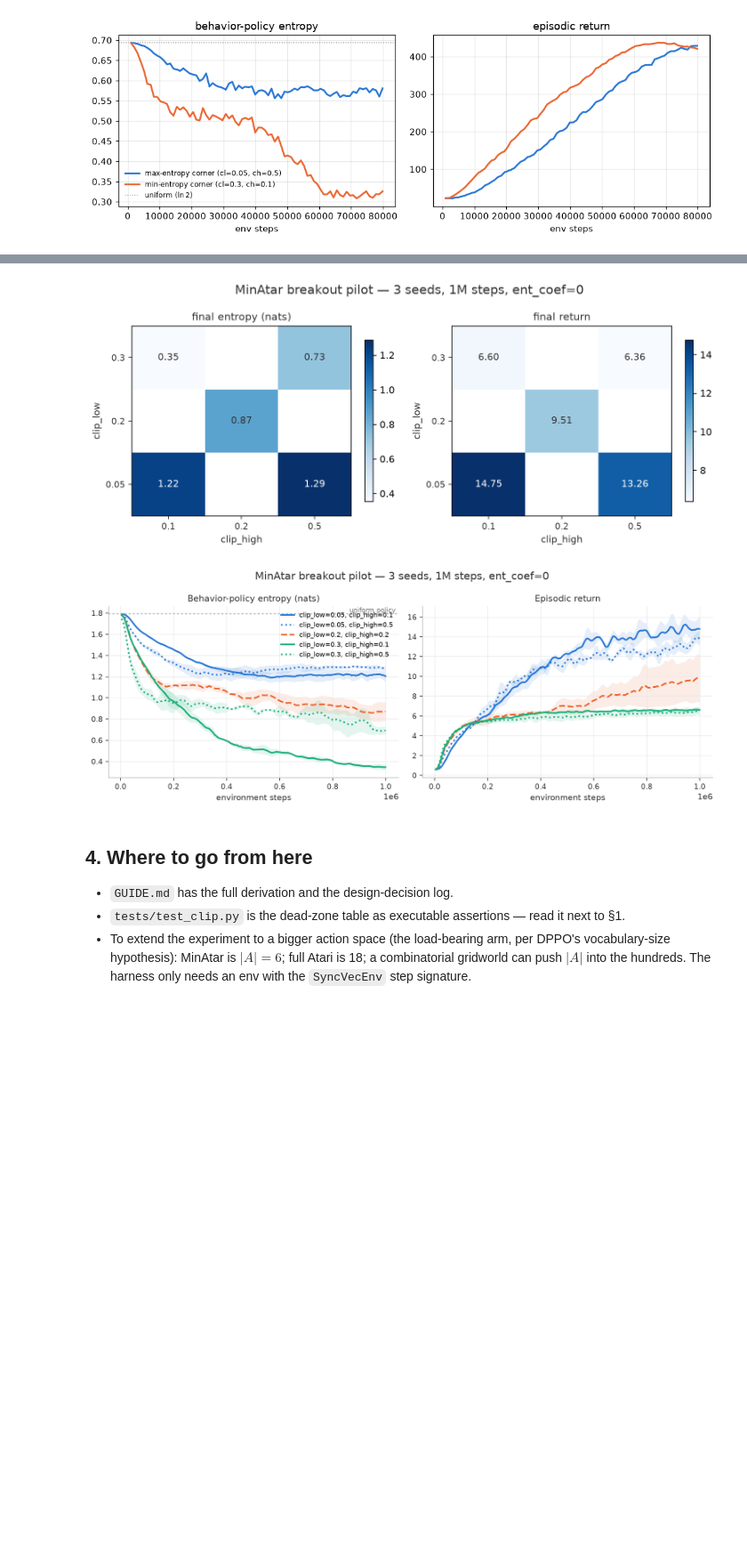
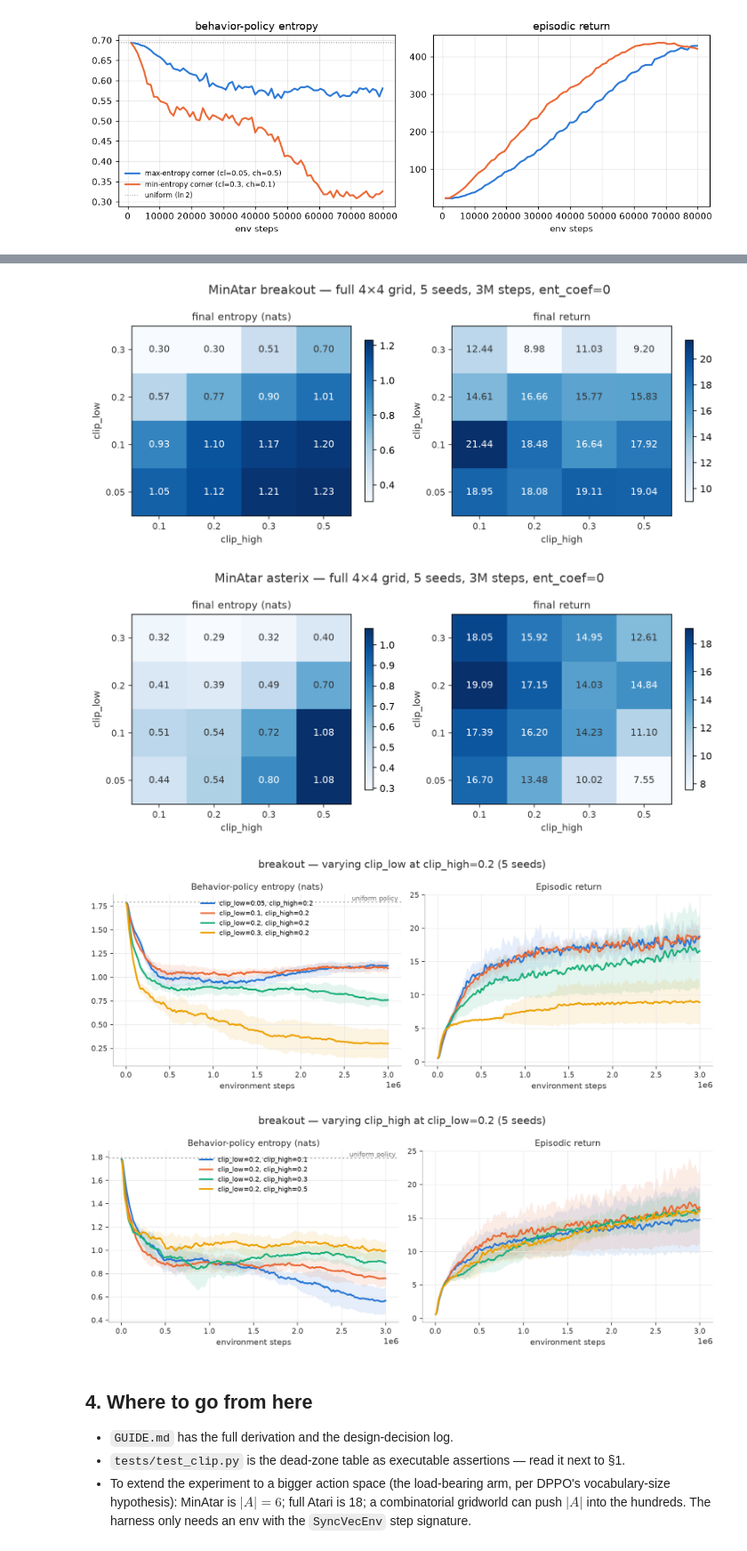
Before and after one commit to krrprnv/ppo-clip-asymmetry, a Jupyter notebook: walkthrough.ipynb, the cells around one changed output, grey strips where cells are left out. Shown at 89% size. Cells and saved outputs as stored; diff of their text form; code cells hidden in the pictures; blank space fills up the shorter version.

```diff
--- a/walkthrough.ipynb
+++ b/walkthrough.ipynb
@@ -117,18 +119,22 @@ otherwise it shows the committed figures from `figures/`.
 # %%
 import pathlib
 from IPython.display import Image, display
 
-local = sorted(pathlib.Path("figures").glob("*breakout*_trajectories.png"))
-if local:
-    for f in sorted(pathlib.Path("figures").glob("*breakout*.png")):
-        display(Image(str(f)))
+wanted = ["breakout_heatmap.png", "asterix_heatmap.png",
+          "breakout_varylow_trajectories.png", "breakout_varyhigh_trajectories.png"]
+found = [f for f in wanted if (pathlib.Path("figures") / f).exists()]
+if found:
+    for f in found:
+        display(Image(f"figures/{f}"))
 else:
     print("No figures yet - run:")
     print("  uv run python -m ppo.sweep --env minatar/breakout --out runs/breakout-grid")
     print("  uv run python -m ppo.plot --runs runs/breakout-grid --out figures --prefix breakout")
 # %% [output]
-[figure, old version]
+[figure, new version]
-[figure, old version]
+[figure, new version]
+[figure, added]
+[figure, added]
 # %% [markdown]
 ## 4. Where to go from here
 
```
Also changed, not shown: parts of 1 cell of this notebook, 8 other files.
